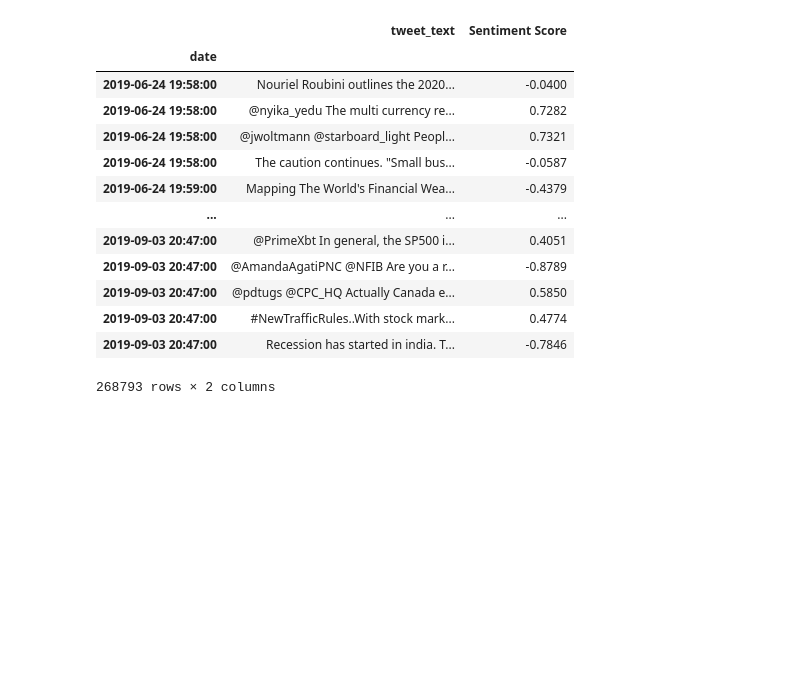
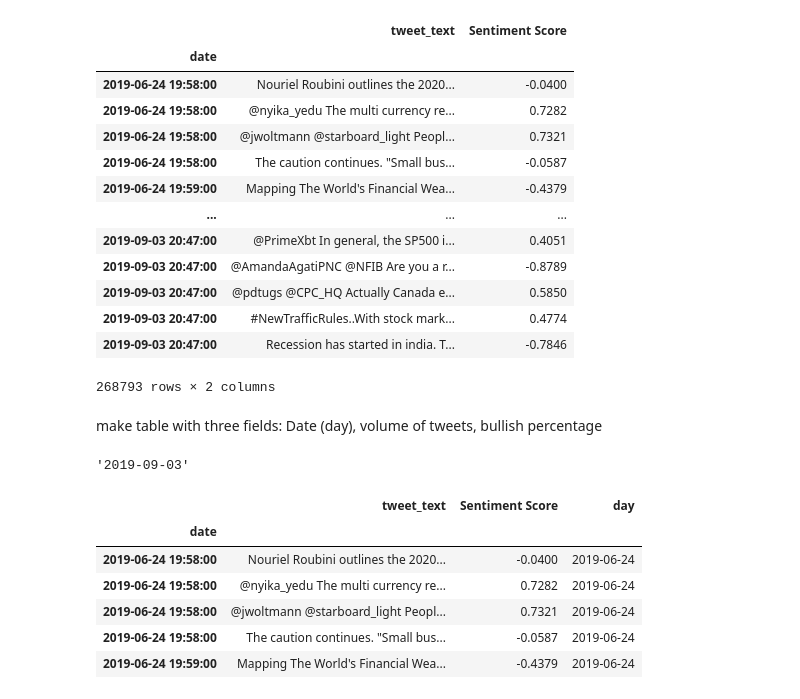
Before and after one commit to Megaexoplanet/Sentiment-Analysis-of-Tweets-to-Predict-Stock-Market, a Jupyter notebook: PThree.ipynb, the cells around one changed output. Saved outputs shown, nothing was run; the diff lists cells and outputs as text; code cells hidden in the pictures; blank space fills up the shorter version.

```diff
--- a/PThree.ipynb
+++ b/PThree.ipynb
@@ -332,3 +332,5 @@ ftext_tweets
 | 2019-09-03 20:47:00 | #NewTrafficRules..With stock mark... | 0.4774 |
 | 2019-09-03 20:47:00 | Recession has started in india. T... | -0.7846 |
 268793 rows × 2 columns
+# %% [markdown]
+make table with three fields: Date (day), volume of tweets, bullish percentage
@@ -334,0 +339,22 @@ ftext_tweets
+# %%
+# cleaned_tweets['day'] = str(cleaned_tweets.index)[:10]
+str(cleaned_tweets.index[x])[:10]
+# %% [output]
+'2019-09-03'
+# %%
+# clean_tweets = ftext_tweets["date"] =
+# filter into days
+days = []
+
+for x in range(cleaned_tweets.count()[0]):
+    days.append(str(cleaned_tweets.index[x])[:10])
+cleaned_tweets['day'] = days
+cleaned_tweets.head()
+# %% [output]
+|  | tweet_text | Sentiment Score | day |
+| date |  |  |  |
+| 2019-06-24 19:58:00 | Nouriel Roubini outlines the 2020... | -0.0400 | 2019-06-24 |
+| 2019-06-24 19:58:00 | @nyika_yedu The multi currency re... | 0.7282 | 2019-06-24 |
+| 2019-06-24 19:58:00 | @jwoltmann @starboard_light Peopl... | 0.7321 | 2019-06-24 |
+| 2019-06-24 19:58:00 | The caution continues. "Small bus... | -0.0587 | 2019-06-24 |
+| 2019-06-24 19:59:00 | Mapping The World's Financial Wea... | -0.4379 | 2019-06-24 |
```
Also changed, not shown: parts of 10 cells of this notebook.
